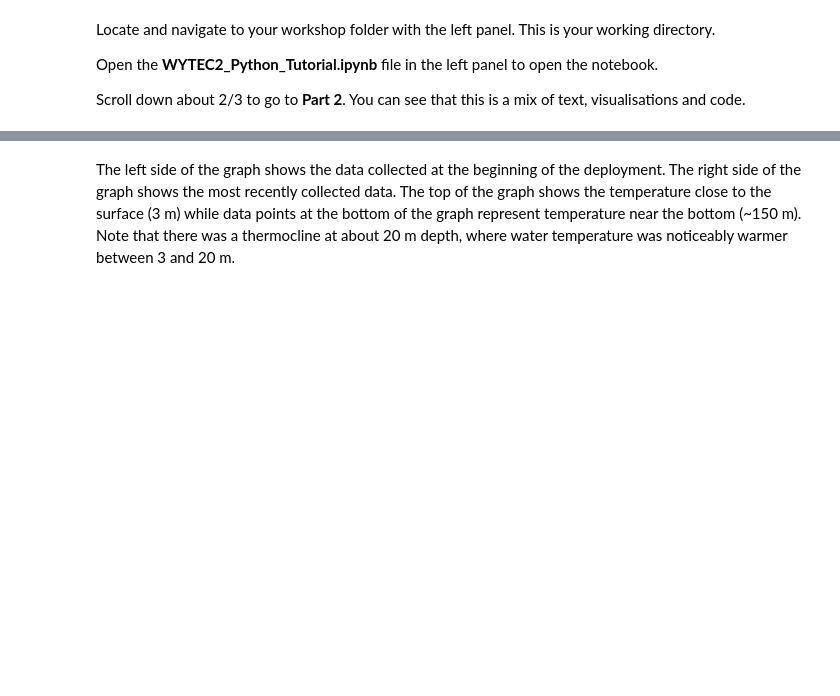
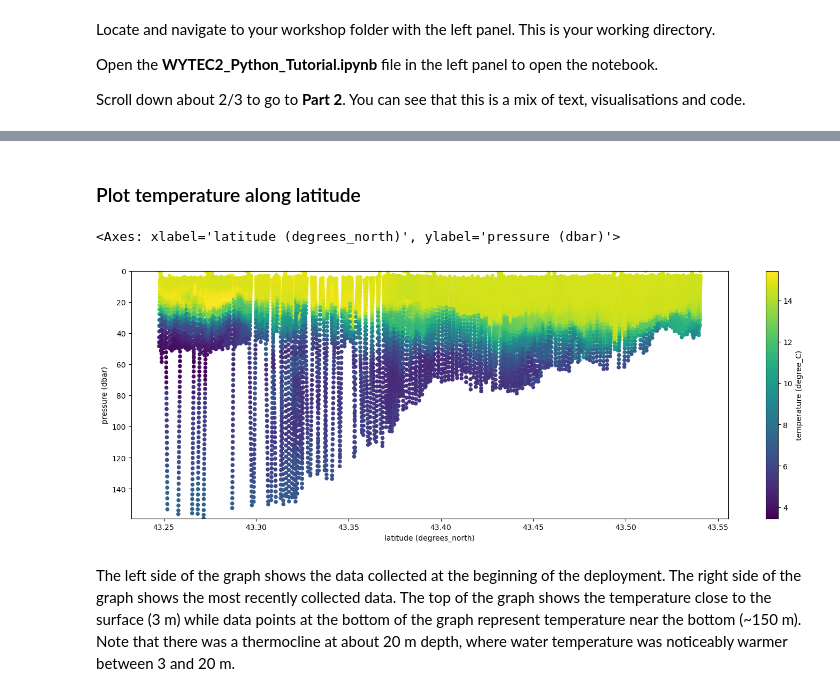
Before and after one commit to alaurent101/WYTEC2_Python_Workshop, a Jupyter notebook: WYTEC2_PythonTutorial.ipynb, the cells around one changed output, grey strips where cells are left out. Cells and saved outputs as stored; diff of their text form; code cells hidden in the pictures; blank space fills up the shorter version.

```diff
--- a/WYTEC2_PythonTutorial.ipynb
+++ b/WYTEC2_PythonTutorial.ipynb
@@ -1459,2 +1494,21 @@ glider_data.plot.scatter('unixtime',
+# %% [markdown]
+### Plot temperature along latitude
+# %%
+# Make time object (datetime) from time string
+glider_data['time (UTC)'] = pd.to_datetime(glider_data['time (UTC)'], format='%Y-%m-%d %H:%M:%S')
+
+# Plot temperature along latitude
+glider_data.plot.scatter('latitude (degrees_north)',
+                         'pressure (dbar)',
+                         s = 30,
+                         c='temperature (degree_C)',
+                         marker='o',
+                         edgecolor='none',
+                         cmap='viridis',
+                         ylim=[glider_data['pressure (dbar)'].max(),0],
+                         figsize=[18,6])
+# %% [output]
+<Axes: xlabel='latitude (degrees_north)', ylabel='pressure (dbar)'>
+[figure, added]
 # %% [markdown]
 The left side of the graph shows the data collected at the beginning of the deployment. The right side of the graph shows the most recently collected data. The top of the graph shows the temperature close to the surface (3 m) while data points at the bottom of the graph represent temperature near the bottom (~150 m). Note that there was a thermocline at about 20 m depth, where water temperature was noticeably warmer between 3 and 20 m.
```
Also changed, not shown: parts of 137 cells of this notebook, 19 other files.
